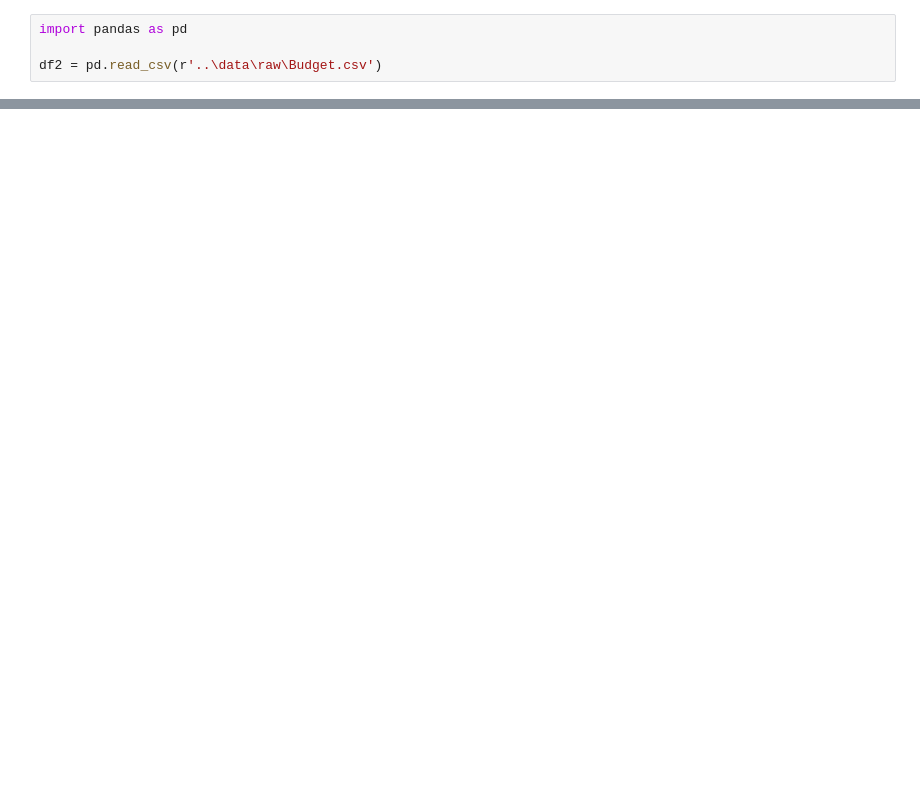
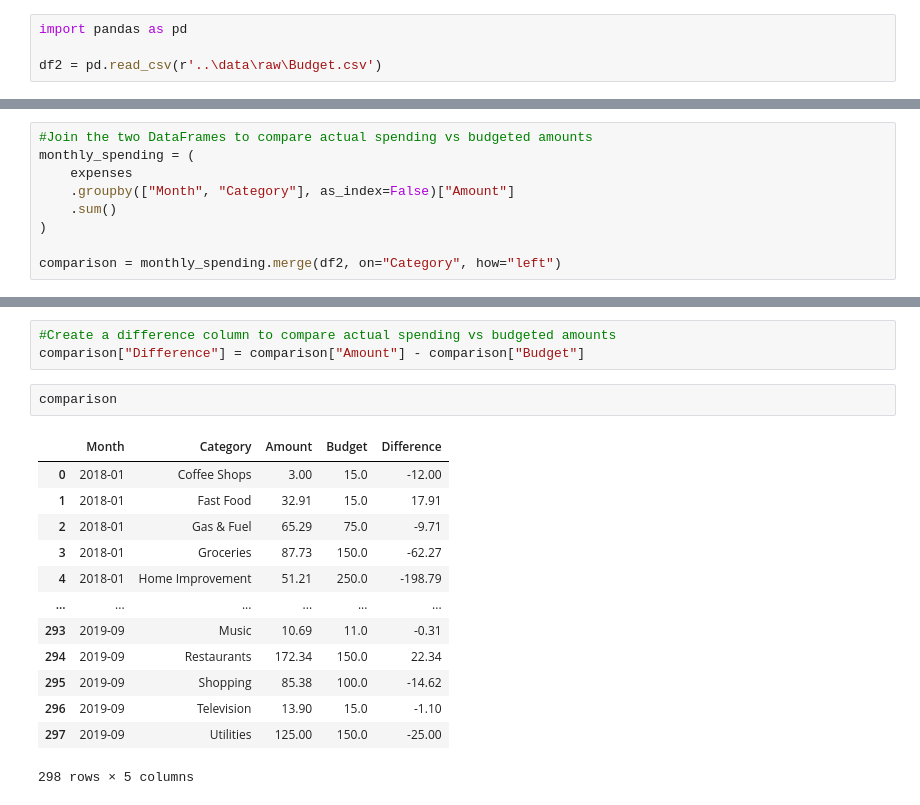
Before and after one commit to Noah1625/Categorization-and-Analytics-Dashboard, a Jupyter notebook: notebooks/eda.ipynb, the cells around one changed output, grey strips where cells are left out. Saved outputs shown, nothing was run; the diff lists cells and outputs as text; blank space fills up the shorter version.

```diff
--- a/notebooks/eda.ipynb
+++ b/notebooks/eda.ipynb
@@ -371,0 +420,9 @@ df2 = pd.read_csv(r'..\data\raw\Budget.csv')
+# %%
+#Join the two DataFrames to compare actual spending vs budgeted amounts
+monthly_spending = (
+    expenses
+    .groupby(["Month", "Category"], as_index=False)["Amount"]
+    .sum()
+)
+
+comparison = monthly_spending.merge(df2, on="Category", how="left")
@@ -371,0 +445,19 @@ df2 = pd.read_csv(r'..\data\raw\Budget.csv')
+# %%
+#Create a difference column to compare actual spending vs budgeted amounts
+comparison["Difference"] = comparison["Amount"] - comparison["Budget"]
+# %%
+comparison
+# %% [output]
+|  | Month | Category | Amount | Budget | Difference |
+| 0 | 2018-01 | Coffee Shops | 3.00 | 15.0 | -12.00 |
+| 1 | 2018-01 | Fast Food | 32.91 | 15.0 | 17.91 |
+| 2 | 2018-01 | Gas & Fuel | 65.29 | 75.0 | -9.71 |
+| 3 | 2018-01 | Groceries | 87.73 | 150.0 | -62.27 |
+| 4 | 2018-01 | Home Improvement | 51.21 | 250.0 | -198.79 |
+| ... | ... | ... | ... | ... | ... |
+| 293 | 2019-09 | Music | 10.69 | 11.0 | -0.31 |
+| 294 | 2019-09 | Restaurants | 172.34 | 150.0 | 22.34 |
+| 295 | 2019-09 | Shopping | 85.38 | 100.0 | -14.62 |
+| 296 | 2019-09 | Television | 13.90 | 15.0 | -1.10 |
+| 297 | 2019-09 | Utilities | 125.00 | 150.0 | -25.00 |
+298 rows × 5 columns
```
Also changed, not shown: parts of 21 cells of this notebook, 5 other files.
